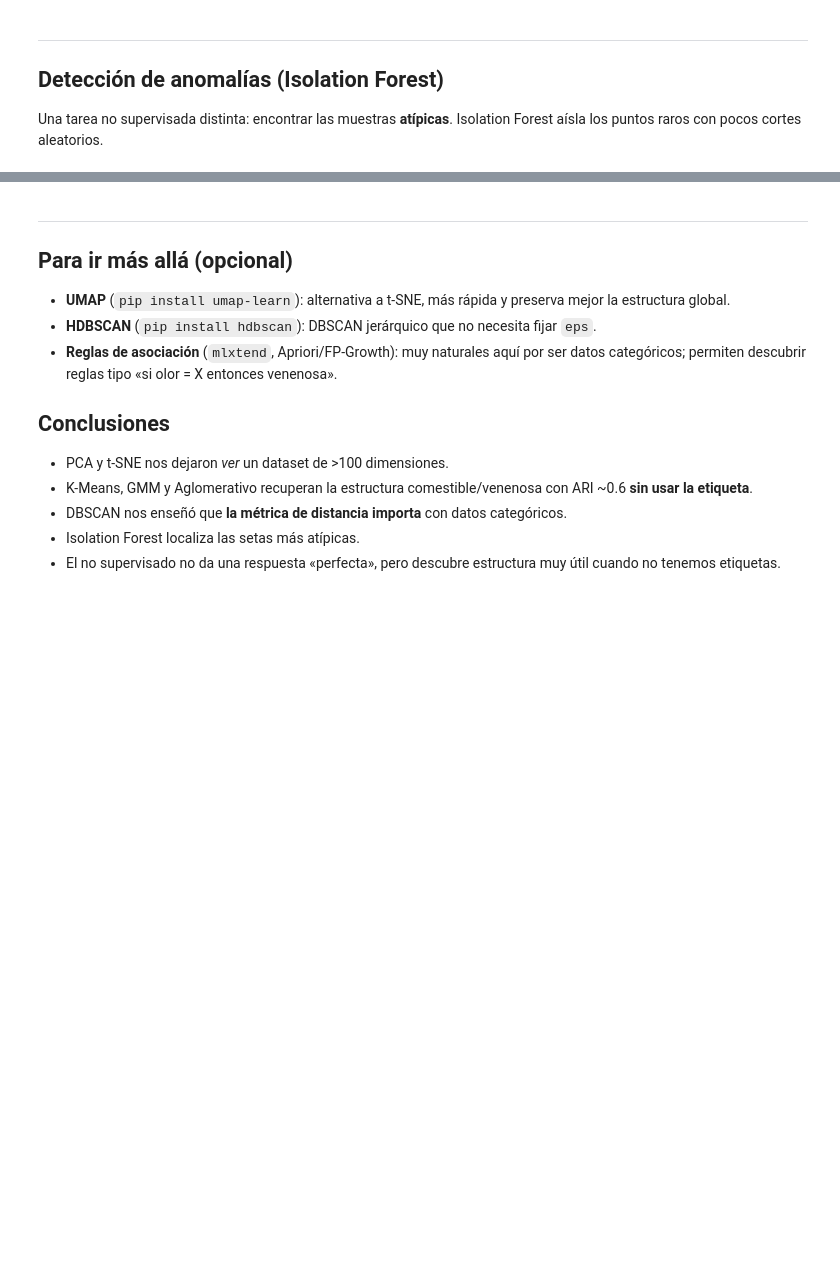
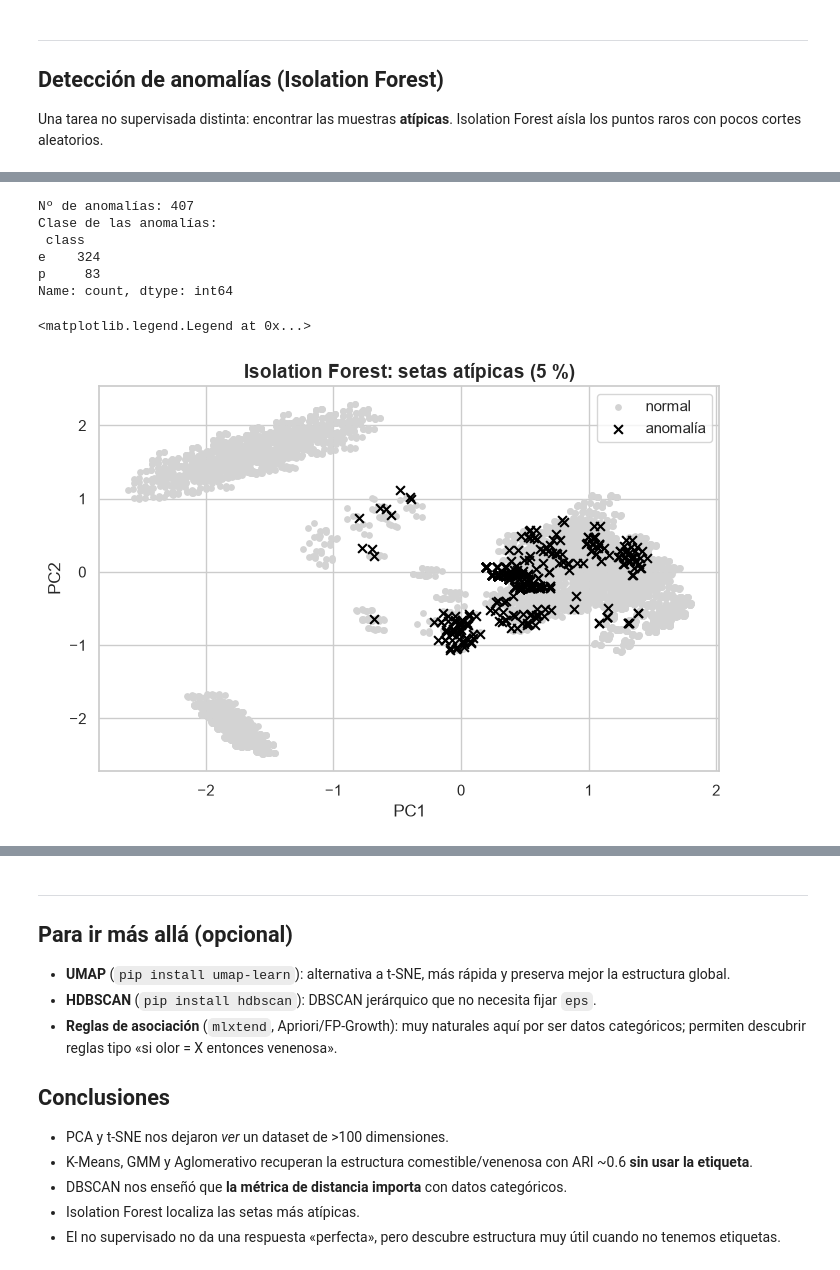
Before and after one commit to IA-P1-BCN/IA-Project-Unsupervised-ML-Esra, a Jupyter notebook: workshop-clustering-Mushrooms.ipynb, the cells around one changed output, grey strips where cells are left out. Drawn from its saved outputs; the diff is of its cells as text; code cells hidden in the pictures; blank space fills up the shorter version.

Commit message:
feat: deteccion de anomalias con Isolation Forest

```diff
--- a/workshop-clustering-Mushrooms.ipynb
+++ b/workshop-clustering-Mushrooms.ipynb
@@ -815,4 +823,26 @@ Una tarea no supervisada distinta: encontrar las muestras **atípicas**. Isolati
 # %%
 # 1. Definir IsolationForest(contamination=...) y ajustar sobre X_red
+iso = IsolationForest(contamination=0.05, random_state=42)
+
 # 2. predict -> -1 son anomalias
+pred_iso = iso.fit_predict(X_red)
+anomalias = pred_iso == -1                      # True = seta atípica
+print("Nº de anomalías:", anomalias.sum())
+print("Clase de las anomalías:\n", y[anomalias].value_counts())   # abrimos el sobre: ¿son comestibles o venenosas?
+
 # 3. Pintarlas sobre la proyeccion PCA
+plt.figure(figsize=(8, 5))
+plt.scatter(X_vis[~anomalias, 0], X_vis[~anomalias, 1], c="lightgrey", s=15, label="normal")
+plt.scatter(X_vis[anomalias, 0], X_vis[anomalias, 1], c="black", marker="x", s=40, label="anomalía")
+plt.title("Isolation Forest: setas atípicas (5 %)", fontsize=14, fontweight="bold")
+plt.xlabel("PC1"); plt.ylabel("PC2")
+plt.legend()
+# %% [output]
+Nº de anomalías: 407
+Clase de las anomalías:
+ class
+e    324
+p     83
+Name: count, dtype: int64
+<matplotlib.legend.Legend at 0x...>
+[figure, added]
```
Also changed, not shown: parts of 2 cells of this notebook.
